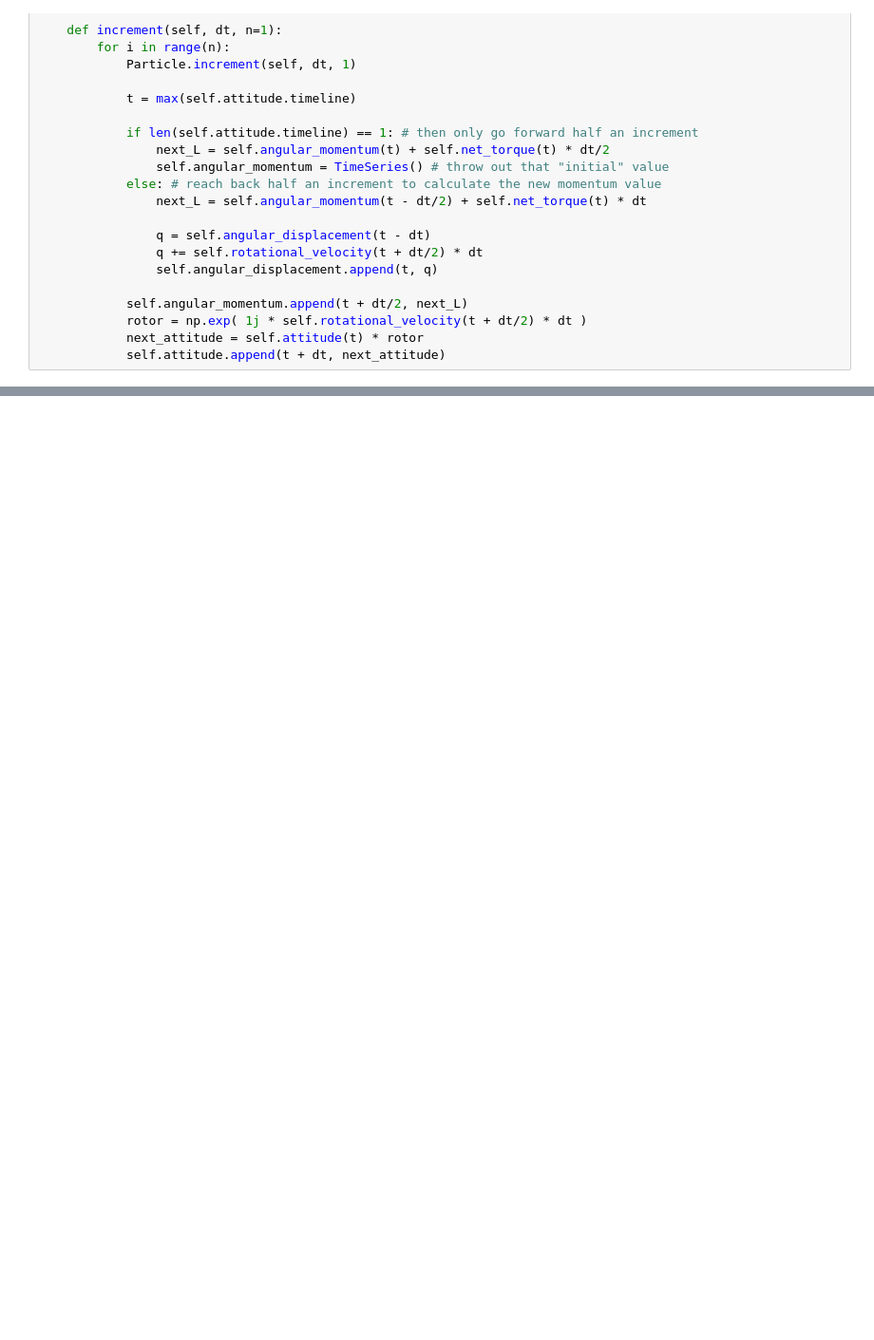
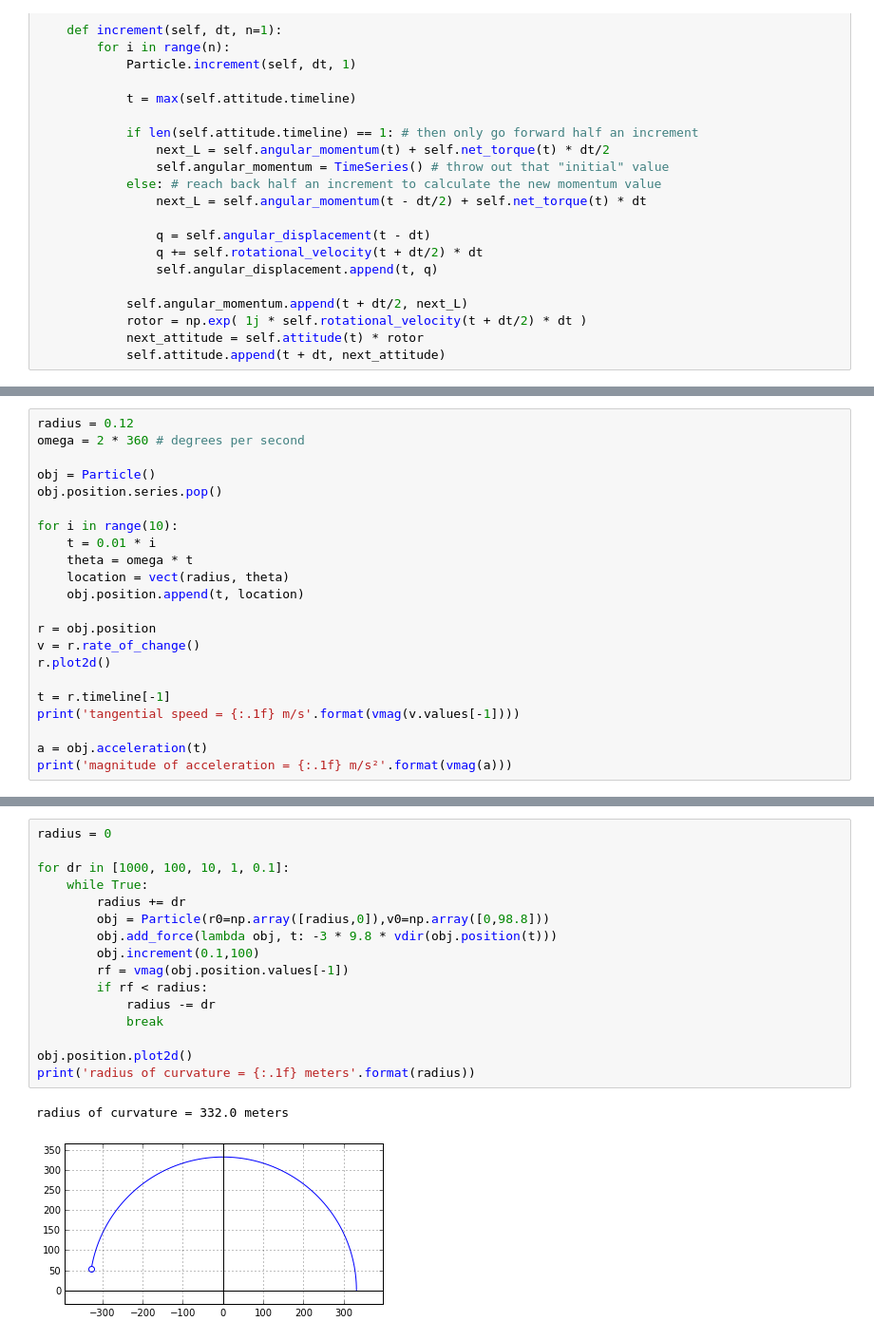
Before and after one commit to dulrich15/p200, a Jupyter notebook: p201 ch05.ipynb, the cells around one changed output, grey strips where cells are left out. Shown at 95% size. Drawn from its saved outputs; the diff is of its cells as text; blank space fills up the shorter version.

```diff
--- a/p201 ch05.ipynb
+++ b/p201 ch05.ipynb
@@ -432,0 +551,22 @@ class RigidObject(Particle):
+# %%
+radius = 0.12
+omega = 2 * 360 # degrees per second
+
+obj = Particle()
+obj.position.series.pop()
+
+for i in range(10):
+    t = 0.01 * i
+    theta = omega * t
+    location = vect(radius, theta)
+    obj.position.append(t, location)
+
+r = obj.position
+v = r.rate_of_change()
+r.plot2d()
+
+t = r.timeline[-1]
+print('tangential speed = {:.1f} m/s'.format(vmag(v.values[-1])))
+
+a = obj.acceleration(t)
+print('magnitude of acceleration = {:.1f} m/s²'.format(vmag(a)))
@@ -432,0 +583,19 @@ class RigidObject(Particle):
+# %%
+radius = 0
+
+for dr in [1000, 100, 10, 1, 0.1]:
+    while True:
+        radius += dr
+        obj = Particle(r0=np.array([radius,0]),v0=np.array([0,98.8]))
+        obj.add_force(lambda obj, t: -3 * 9.8 * vdir(obj.position(t)))
+        obj.increment(0.1,100)
+        rf = vmag(obj.position.values[-1])
+        if rf < radius:
+            radius -= dr
+            break
+
+obj.position.plot2d()
+print('radius of curvature = {:.1f} meters'.format(radius))
+# %% [output]
+radius of curvature = 332.0 meters
+[figure, added]
```
Also changed, not shown: parts of 41 cells of this notebook, 2 other files.
